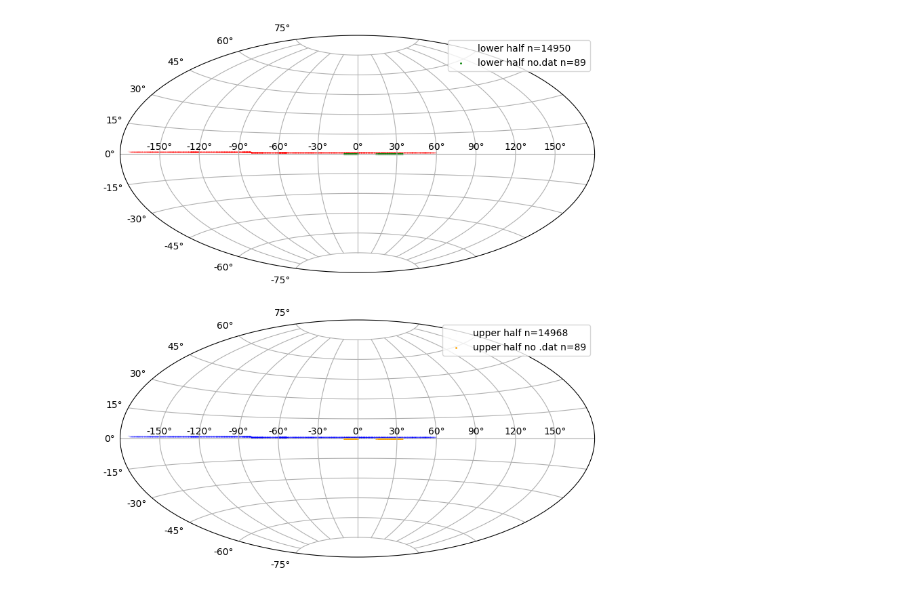
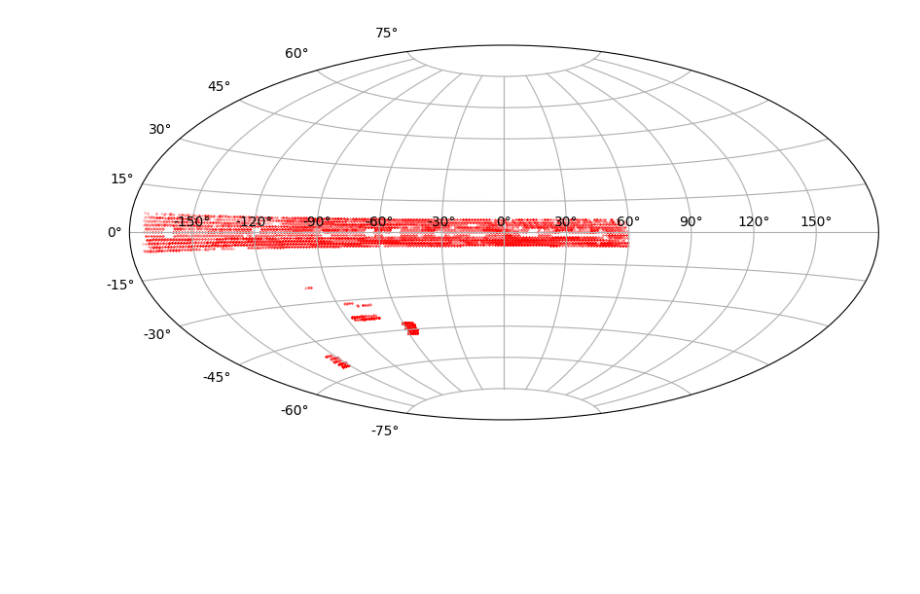
Before and after one commit to Sid-Solaiyappan/ParkesMultibeamML, a Jupyter notebook: surveyCompletionPlot.ipynb, the cells around one changed output. Saved outputs shown, nothing was run; the diff lists cells and outputs as text; code cells hidden in the pictures; blank space fills up the shorter version.

```diff
--- a/surveyCompletionPlot.ipynb
+++ b/surveyCompletionPlot.ipynb
@@ -13,31 +11,29 @@ highdfND = pd.read_csv('upperHalfGPlane_NoDats.csv')
+# %%
+glat = np.concatenate([lowdf.iloc[:,1:],highdf.iloc[:,1:]])[:,0]
+glong = np.concatenate([lowdf.iloc[:,1:],highdf.iloc[:,1:]])[:,1]
+# %%
+plt.figure(figsize=(10,5))
+
+low = SkyCoord(glat,glong, frame='galactic', unit=u.deg)
+
+# plt.imshow(gp)
+plt.subplot(projection='aitoff')
+plt.grid(True)
+plt.scatter(low.l.wrap_at('180d').radian, low.b.radian,s=0.05,alpha=0.5,color='red')
+
+plt.savefig('lowFig.png',transparent=True)
+plt.gca().xaxis.label.set_color('white')
+# %% [output]
+[figure, added]
 # %%
-plt.figure(figsize=(10,10))
+# plt.figure(figsize=(10,5))
 
-low = SkyCoord(lowdf.GLat,lowdf.GLong, frame='galactic', unit=u.deg)
-high = SkyCoord(highdf.GLat,highdf.GLong, frame='galactic', unit=u.deg)
+# low = SkyCoord(lowdf.GLat,lowdf.GLong, frame='galactic', unit=u.deg)
 
-lowND = SkyCoord(lowdfND.GLat,lowdfND.GLong, frame='galactic', unit=u.deg)
-highND = SkyCoord(highdfND.GLat,highdfND.GLong, frame='galactic', unit=u.deg)
+# # plt.imshow(gp)
+# plt.subplot(projection='aitoff')
+# plt.grid(True)
+# plt.scatter(low.l.wrap_at('180d').radian, low.b.radian,s=0.05,alpha=0.5,color='red')
 
-# plt.imshow(gp)
-plt.subplot(211, projection='aitoff')
-plt.grid(True)
-plt.scatter(low.l.wrap_at('180d').radian, low.b.radian, s=0.05,alpha=0.05,
-            label=f'lower half n={lowdf.shape[0]}',color='red')
-plt.scatter(lowND.l.wrap_at('180d').radian, lowND.b.radian, s=1,
-            label=f'lower half no.dat n={lowdfND.shape[0]}',color='green')
-plt.legend()
-# plt.show()
-
-# plt.imshow(gp)
-plt.subplot(212, projection='aitoff')
-plt.grid(True)
-plt.scatter(high.l.wrap_at('180d').radian, high.b.radian,s=0.05, alpha=0.05,
-            label=f'upper half n={highdf.shape[0]}',color='blue')
-plt.scatter(highND.l.wrap_at('180d').radian, highND.b.radian,s=1,
-            label=f'upper half no .dat n={highdfND.shape[0]}',color='orange')
-
-plt.legend()
-plt.show()
+# plt.savefig('lowFig.png',transparent=True)
+# plt.gca().xaxis.label.set_color('white')
-# %% [output]
-[figure, removed]
```
Also changed, not shown: parts of 2 cells of this notebook, 2 other files.
